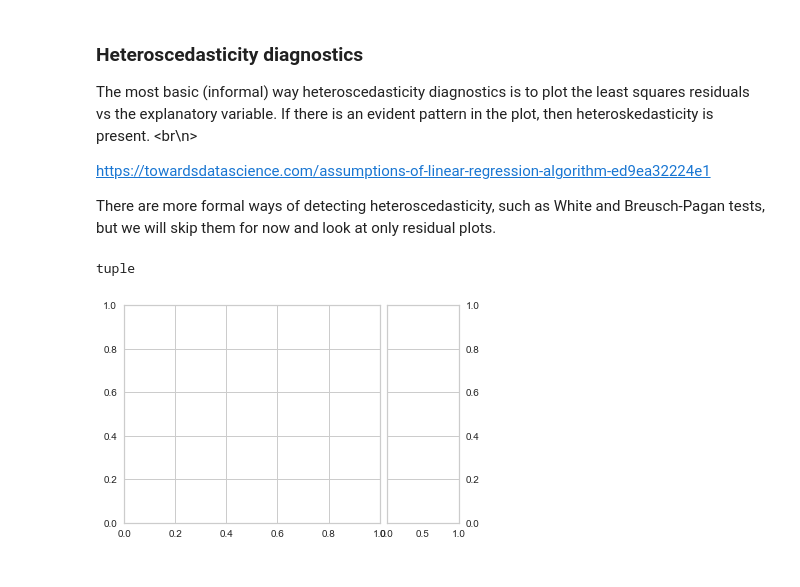
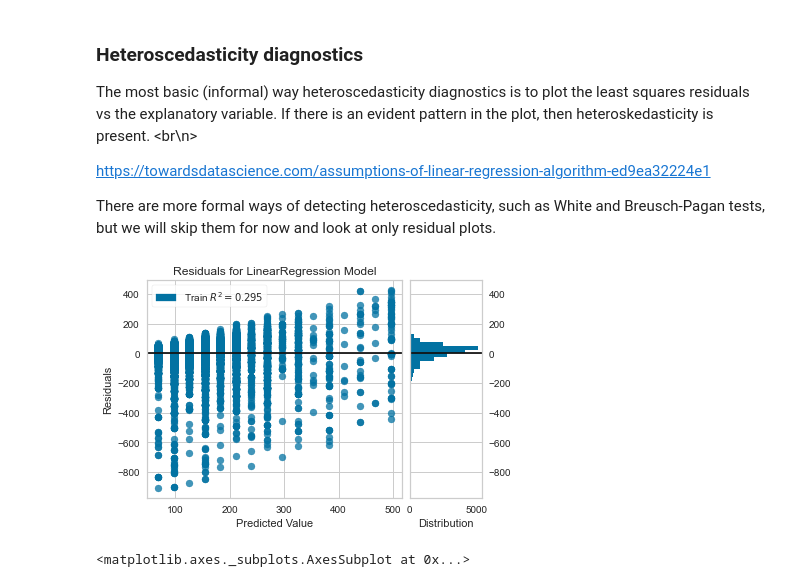
Before and after one commit to mtorabirad/PricePrediction, a Jupyter notebook: Notebook.ipynb, the cells around one changed output. Drawn from its saved outputs; the diff is of its cells as text; code cells hidden in the pictures.

```diff
--- a/Notebook.ipynb
+++ b/Notebook.ipynb
@@ -509,15 +509,16 @@ https://towardsdatascience.com/assumptions-of-linear-regression-algorithm-ed9ea3
 
 There are more formal ways of detecting heteroscedasticity, such as White and Breusch-Pagan tests, but we will skip them for now and look at only residual plots.
 # %%
-
 from yellowbrick.regressor import ResidualsPlot
 from sklearn.linear_model import LinearRegression
 Lr = LinearRegression()
 visualizer = ResidualsPlot(Lr)
-series = objectOrientedEDA.data[['price']].iloc[0]
-x_train = series.to_numpy()
-type(x_train.shape)
-#visualizer.fit(x_train, y_train)
+#series = objectOrientedEDA.data[['price']].iloc[:,0]
+feature_tmp = objectOrientedEDA.data[['accommodates']].to_numpy().reshape(-1, 1)
+target_tmp = objectOrientedEDA.data[['price']].to_numpy().reshape(-1, 1)
+
+visualizer.fit(feature_tmp, target_tmp, )
+visualizer.show()
 # %% [output]
+[figure, new version]
-tuple
+<matplotlib.axes._subplots.AxesSubplot at 0x...>
-[figure, old version]
```
Also changed, not shown: parts of 8 cells of this notebook.
